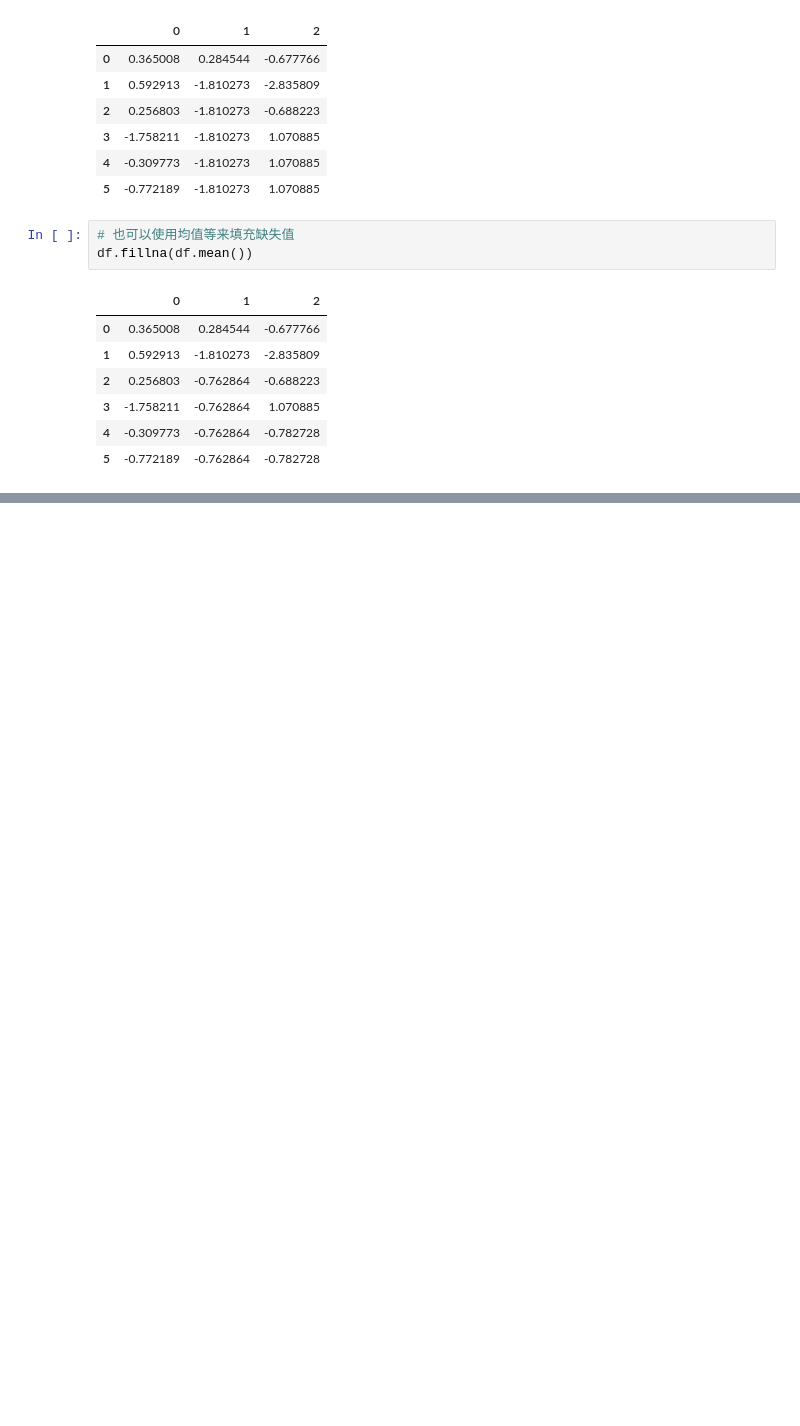
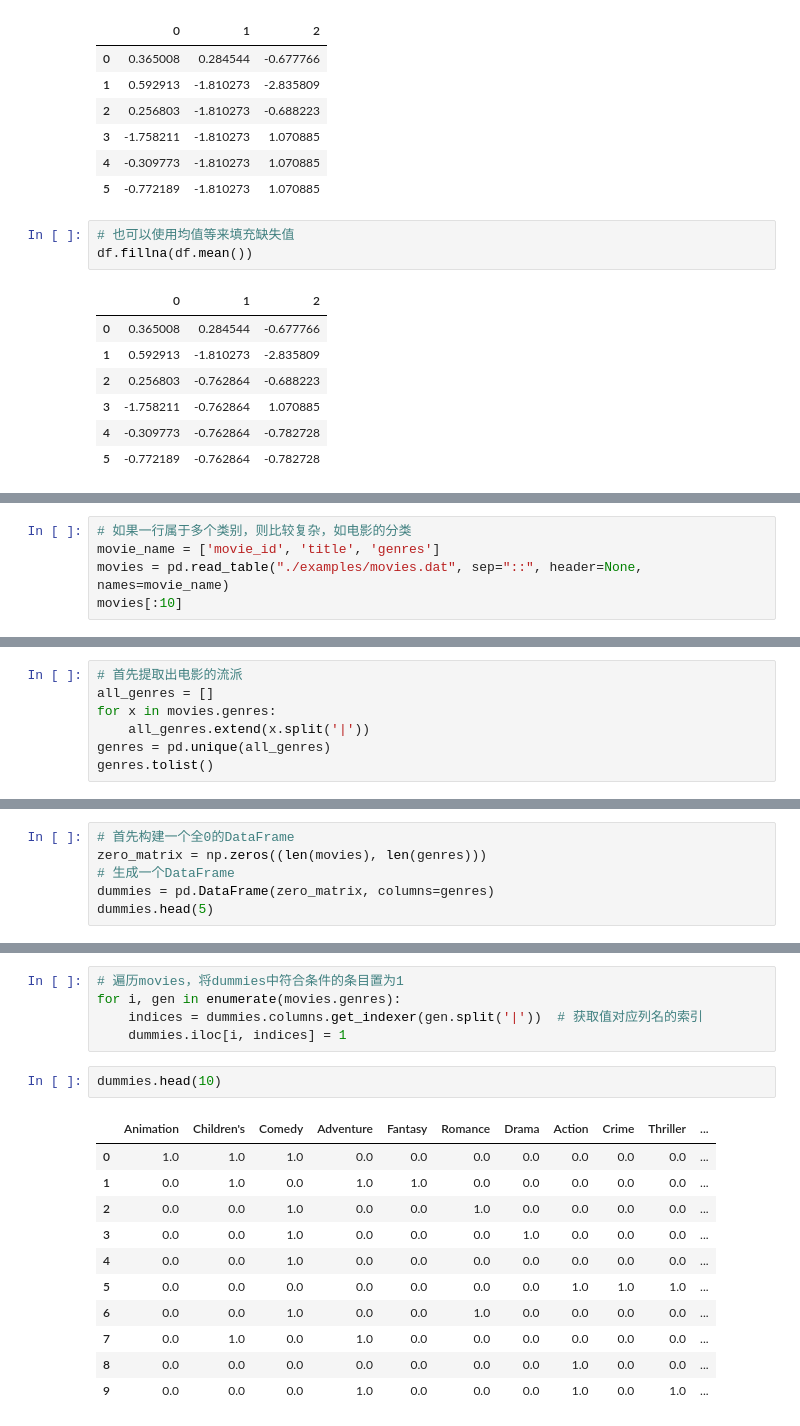
Before and after one commit to wfy0508/LearningPython, a Jupyter notebook: dataAnalysis/chapter7.ipynb, the cells around one changed output, grey strips where cells are left out. Drawn from its saved outputs; the diff is of its cells as text; blank space fills up the shorter version.

```diff
--- a/dataAnalysis/chapter7.ipynb
+++ b/dataAnalysis/chapter7.ipynb
@@ -214,0 +641,5 @@ df.fillna(df.mean())
+# %%
+# 如果一行属于多个类别，则比较复杂，如电影的分类
+movie_name = ['movie_id', 'title', 'genres']
+movies = pd.read_table("./examples/movies.dat", sep="::", header=None, names=movie_name)
+movies[:10]
@@ -214,0 +658,7 @@ df.fillna(df.mean())
+# %%
+# 首先提取出电影的流派
+all_genres = []
+for x in movies.genres:
+    all_genres.extend(x.split('|'))
+genres = pd.unique(all_genres)
+genres.tolist()
@@ -214,0 +684,6 @@ df.fillna(df.mean())
+# %%
+# 首先构建一个全0的DataFrame
+zero_matrix = np.zeros((len(movies), len(genres)))
+# 生成一个DataFrame
+dummies = pd.DataFrame(zero_matrix, columns=genres)
+dummies.head(5)
@@ -214,0 +697,19 @@ df.fillna(df.mean())
+# %%
+# 遍历movies，将dummies中符合条件的条目置为1
+for i, gen in enumerate(movies.genres):
+    indices = dummies.columns.get_indexer(gen.split('|'))  # 获取值对应列名的索引
+    dummies.iloc[i, indices] = 1
+# %%
+dummies.head(10)
+# %% [output]
+|  | Animation | Children's | Comedy | Adventure | Fantasy | Romance | Drama | Action | Crime | Thriller | ... |
+| 0 | 1.0 | 1.0 | 1.0 | 0.0 | 0.0 | 0.0 | 0.0 | 0.0 | 0.0 | 0.0 | ... |
+| 1 | 0.0 | 1.0 | 0.0 | 1.0 | 1.0 | 0.0 | 0.0 | 0.0 | 0.0 | 0.0 | ... |
+| 2 | 0.0 | 0.0 | 1.0 | 0.0 | 0.0 | 1.0 | 0.0 | 0.0 | 0.0 | 0.0 | ... |
+| 3 | 0.0 | 0.0 | 1.0 | 0.0 | 0.0 | 0.0 | 1.0 | 0.0 | 0.0 | 0.0 | ... |
+| 4 | 0.0 | 0.0 | 1.0 | 0.0 | 0.0 | 0.0 | 0.0 | 0.0 | 0.0 | 0.0 | ... |
+| 5 | 0.0 | 0.0 | 0.0 | 0.0 | 0.0 | 0.0 | 0.0 | 1.0 | 1.0 | 1.0 | ... |
+| 6 | 0.0 | 0.0 | 1.0 | 0.0 | 0.0 | 1.0 | 0.0 | 0.0 | 0.0 | 0.0 | ... |
+| 7 | 0.0 | 1.0 | 0.0 | 1.0 | 0.0 | 0.0 | 0.0 | 0.0 | 0.0 | 0.0 | ... |
+| 8 | 0.0 | 0.0 | 0.0 | 0.0 | 0.0 | 0.0 | 0.0 | 1.0 | 0.0 | 0.0 | ... |
+| 9 | 0.0 | 0.0 | 0.0 | 1.0 | 0.0 | 0.0 | 0.0 | 1.0 | 0.0 | 1.0 | ... |
```
Also changed, not shown: parts of 55 cells of this notebook, 1 other file.
